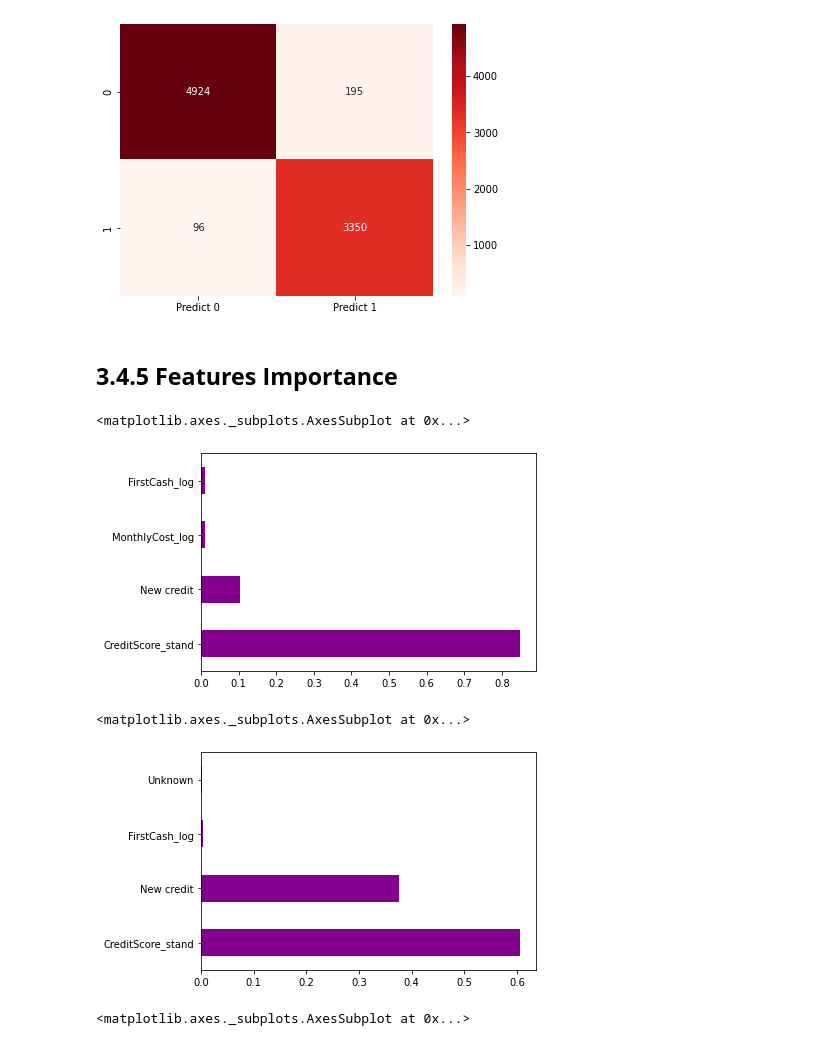
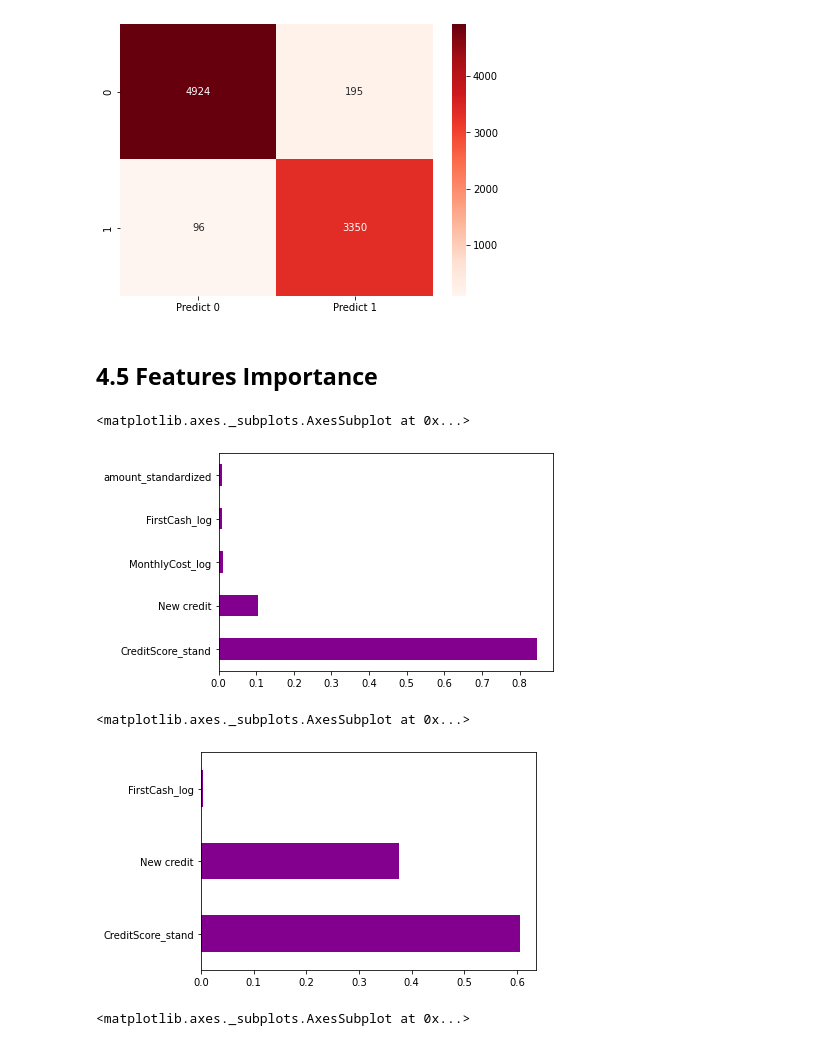
Before and after one commit to Bassamelkoussa/loan-application-process, a Jupyter notebook: Dissertation_Sep.ipynb, the cells around one changed output. Drawn from its saved outputs; the diff is of its cells as text; code cells hidden in the pictures.

```diff
--- a/Dissertation_Sep.ipynb
+++ b/Dissertation_Sep.ipynb
@@ -936,21 +942,21 @@ resultsDf
 | 0 | XGBClassifier | 0.977960 | 0.966025 |
 [figure]
 # %% [markdown]
-## **3.4.5 Features Importance**
+## **4.5 Features Importance**
 # %%
 (pd.Series(CART.feature_importances_, index=Xtrain.columns)
-   .nlargest(4)
+   .nlargest(5)
    .plot(kind='barh', color='#83008F' ))
 # %% [output]
 <matplotlib.axes._subplots.AxesSubplot at 0x...>
-[figure, old version]
+[figure, new version]
 # %%
 (pd.Series(XGB.feature_importances_, index=Xtrain.columns)
-   .nlargest(4)
+   .nlargest(3)
    .plot(kind='barh', color='#83008F' ))
 # %% [output]
 <matplotlib.axes._subplots.AxesSubplot at 0x...>
-[figure, old version]
+[figure, new version]
 # %%
 (pd.Series(AB.feature_importances_, index=Xtrain.columns)
    .nlargest(4)
```
Also changed, not shown: parts of 29 cells of this notebook.
